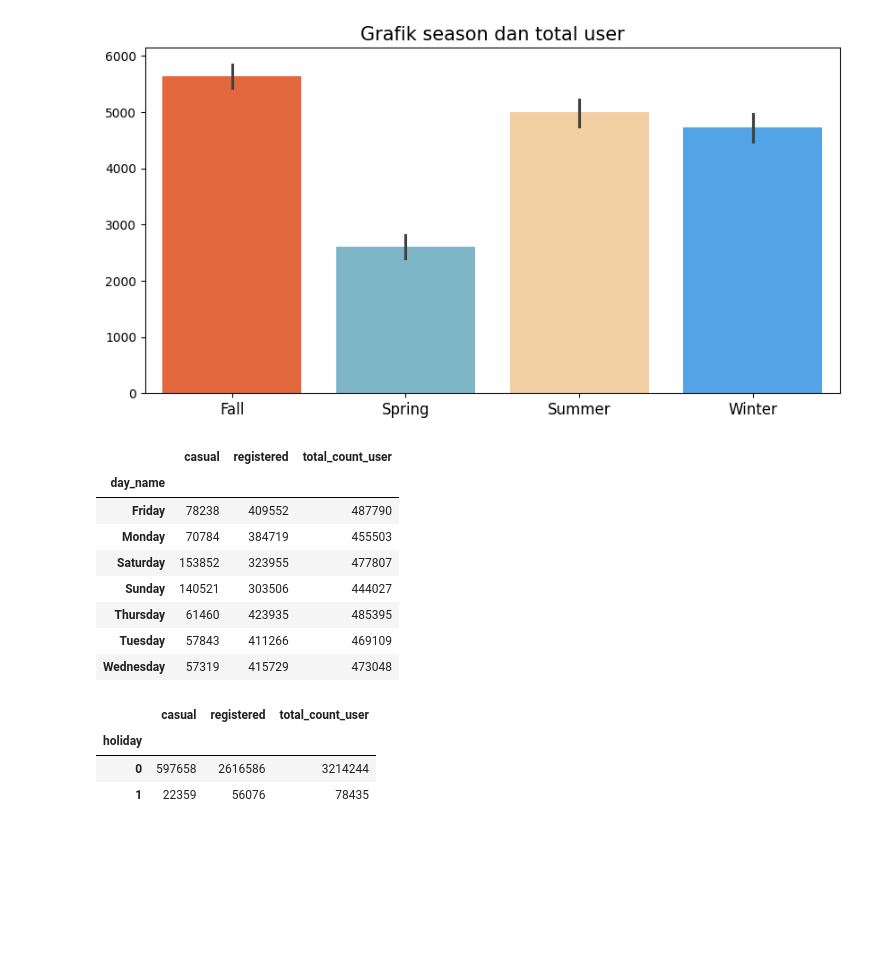
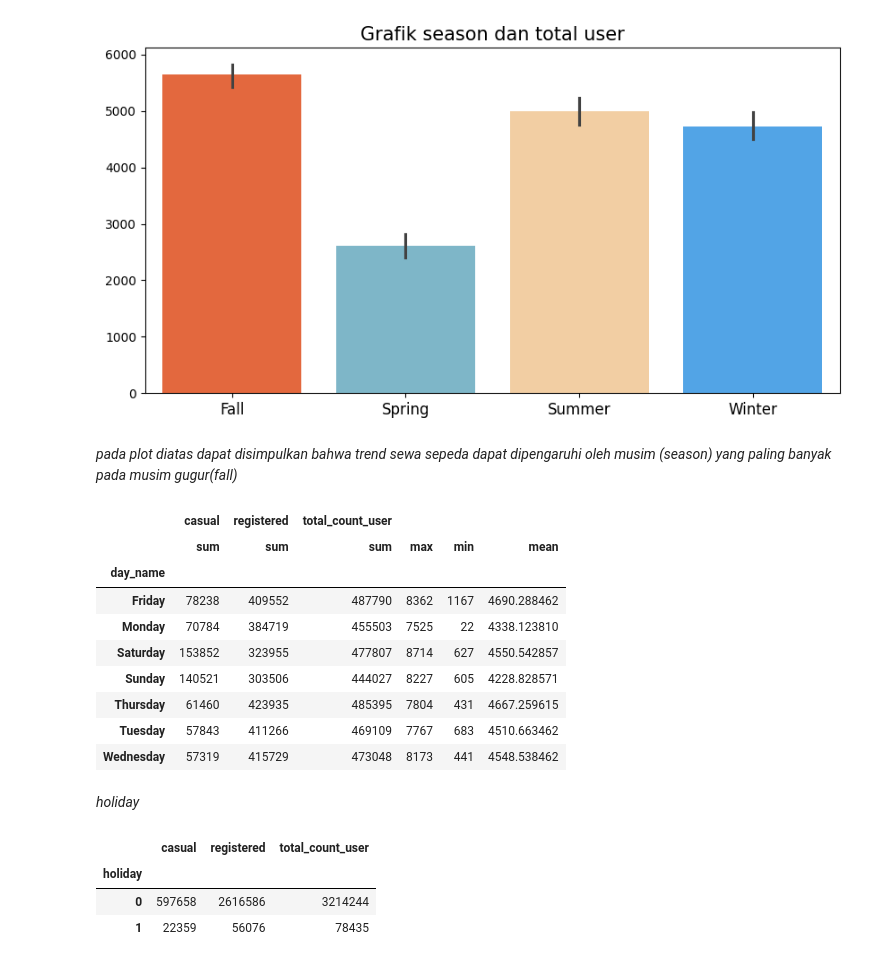
Before and after one commit to atsilfiaalfaths/submission_analisis, a Jupyter notebook: notebook.ipynb, the cells around one changed output. Drawn from its saved outputs; the diff is of its cells as text; code cells hidden in the pictures; blank space fills up the shorter version.

```diff
--- a/notebook.ipynb
+++ b/notebook.ipynb
@@ -611,21 +632,24 @@ Passing `palette` without assigning `hue` is deprecated and will be removed in v
 
   sns.barplot(
 [figure]
+# %% [markdown]
+*pada plot diatas dapat disimpulkan bahwa trend sewa sepeda dapat dipengaruhi oleh musim (season) yang paling banyak pada musim gugur(fall)*
 # %%
 group_by_weekday_day_df = rent_day_df.groupby(by=["day_name"]).agg({
     "casual": "sum",
     "registered": "sum",
-    "total_count_user": "sum"
+    "total_count_user":["sum", "max", "min", "mean"]
 }).sort_values(by="day_name", ascending=True)
 
 group_by_weekday_day_df
 # %% [output]
-|  | casual | registered | total_count_user |
-| day_name |  |  |  |
-| Friday | 78238 | 409552 | 487790 |
-| Monday | 70784 | 384719 | 455503 |
-| Saturday | 153852 | 323955 | 477807 |
-| Sunday | 140521 | 303506 | 444027 |
-| Thursday | 61460 | 423935 | 485395 |
-| Tuesday | 57843 | 411266 | 469109 |
-| Wednesday | 57319 | 415729 | 473048 |
+|  | casual | registered | total_count_user |  |  |  |
+|  | sum | sum | sum | max | min | mean |
+| day_name |  |  |  |  |  |  |
+| Friday | 78238 | 409552 | 487790 | 8362 | 1167 | 4690.288462 |
+| Monday | 70784 | 384719 | 455503 | 7525 | 22 | 4338.123810 |
+| Saturday | 153852 | 323955 | 477807 | 8714 | 627 | 4550.542857 |
+| Sunday | 140521 | 303506 | 444027 | 8227 | 605 | 4228.828571 |
+| Thursday | 61460 | 423935 | 485395 | 7804 | 431 | 4667.259615 |
+| Tuesday | 57843 | 411266 | 469109 | 7767 | 683 | 4510.663462 |
+| Wednesday | 57319 | 415729 | 473048 | 8173 | 441 | 4548.538462 |
@@ -634,3 +658,5 @@ group_by_weekday_day_df
+# %% [markdown]
+*holiday*
 # %%
 group_by_holiday_day_df = rent_day_df.groupby(by=['holiday']).agg({
     "casual": "sum",
```
Also changed, not shown: parts of 12 cells of this notebook, 1 other file.
